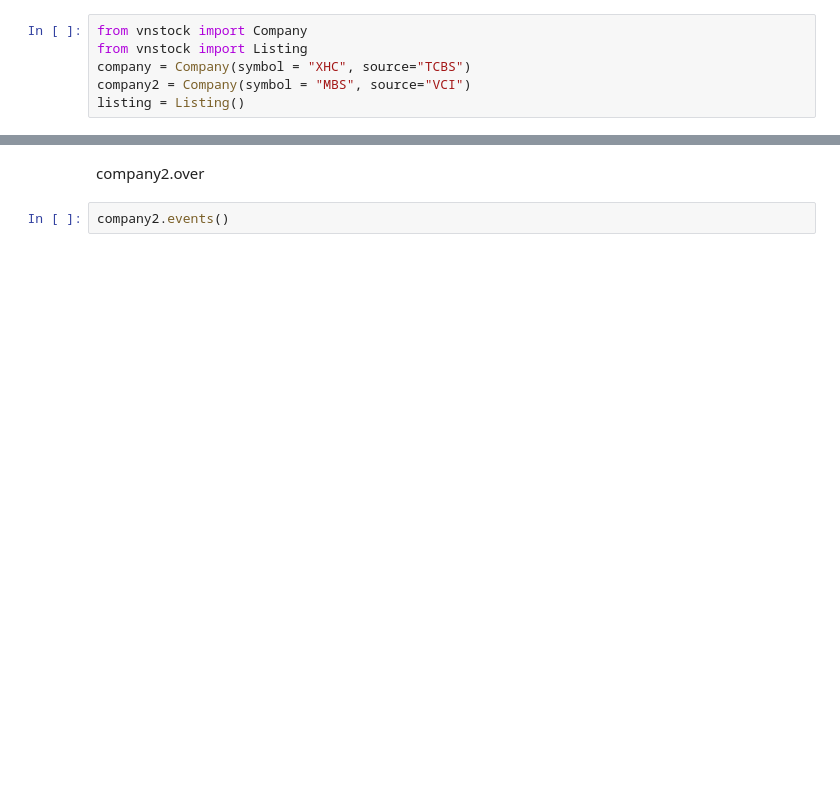
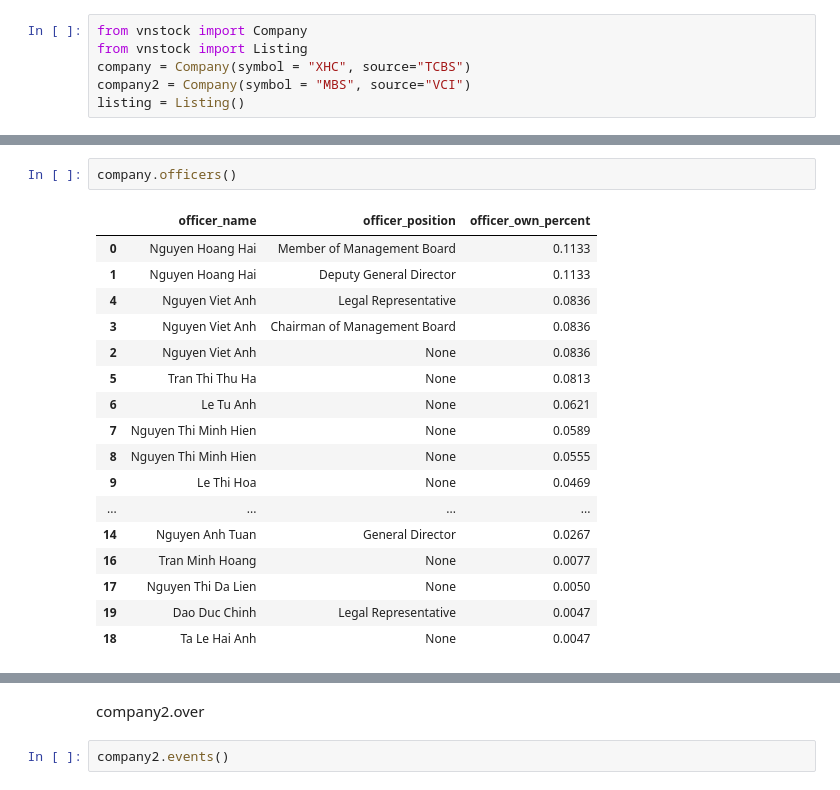
Before and after one commit to tohieu1603/pynews, a Jupyter notebook: readme.ipynb, the cells around one changed output, grey strips where cells are left out. Saved outputs shown, nothing was run; the diff lists cells and outputs as text; blank space fills up the shorter version.

```diff
--- a/readme.ipynb
+++ b/readme.ipynb
@@ -12 +30,21 @@ company.overview()
+# %%
+company.officers()
+# %% [output]
+|  | officer_name | officer_position | officer_own_percent |
+| 0 | Nguyen Hoang Hai | Member of Management Board | 0.1133 |
+| 1 | Nguyen Hoang Hai | Deputy General Director | 0.1133 |
+| 4 | Nguyen Viet Anh | Legal Representative | 0.0836 |
+| 3 | Nguyen Viet Anh | Chairman of Management Board | 0.0836 |
+| 2 | Nguyen Viet Anh | None | 0.0836 |
+| 5 | Tran Thi Thu Ha | None | 0.0813 |
+| 6 | Le Tu Anh | None | 0.0621 |
+| 7 | Nguyen Thi Minh Hien | None | 0.0589 |
+| 8 | Nguyen Thi Minh Hien | None | 0.0555 |
+| 9 | Le Thi Hoa | None | 0.0469 |
+| ... | ... | ... | ... |
+| 14 | Nguyen Anh Tuan | General Director | 0.0267 |
+| 16 | Tran Minh Hoang | None | 0.0077 |
+| 17 | Nguyen Thi Da Lien | None | 0.0050 |
+| 19 | Dao Duc Chinh | Legal Representative | 0.0047 |
+| 18 | Ta Le Hai Anh | None | 0.0047 |
 # %%
```
Also changed, not shown: parts of 3 cells of this notebook, 5 other files.
